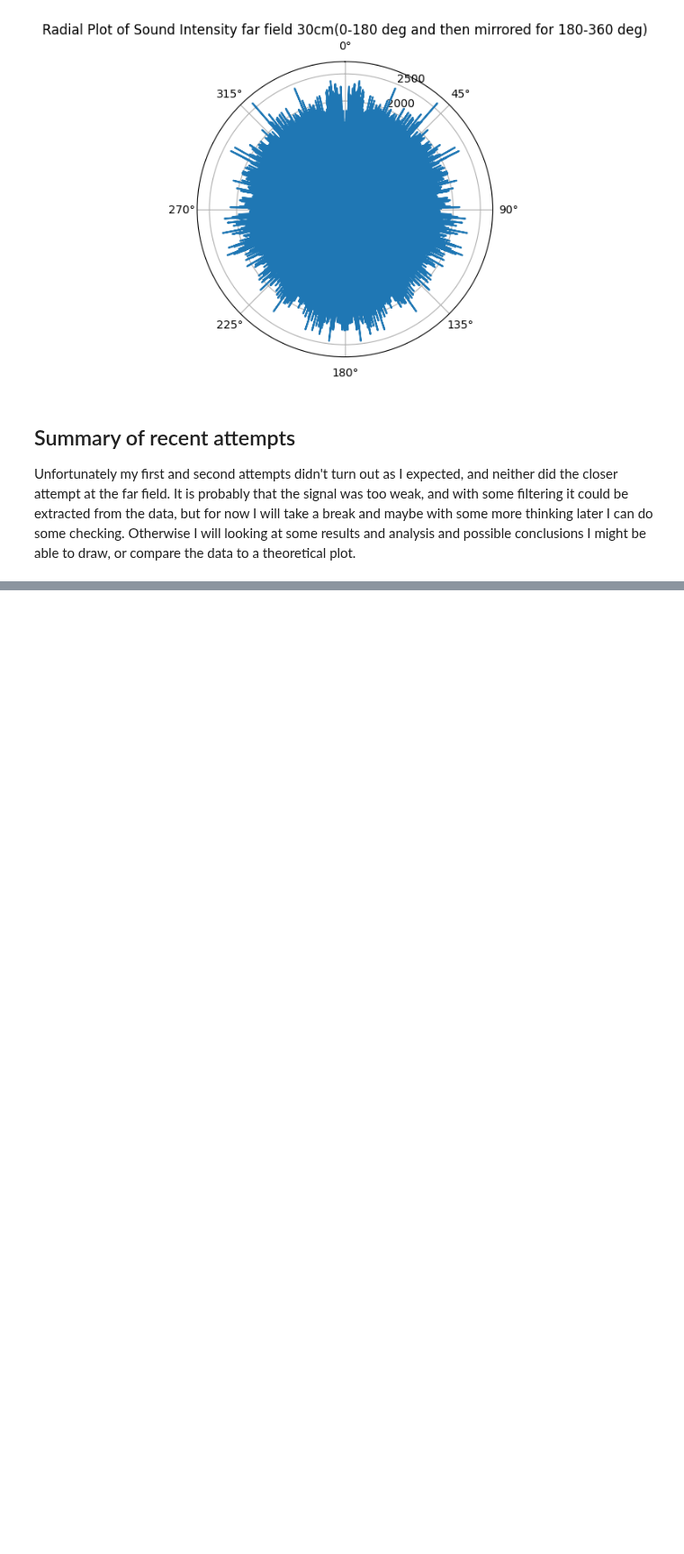
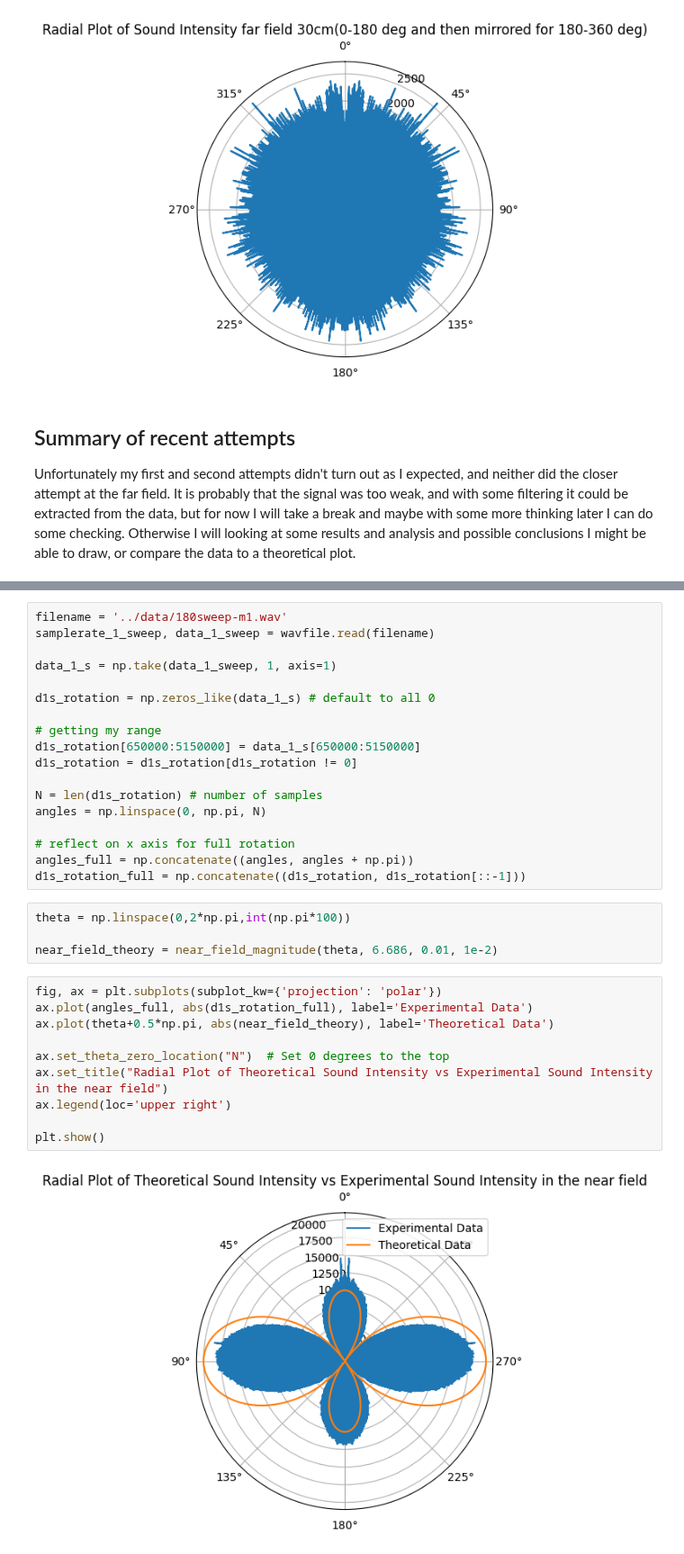
Before and after one commit to julianLapenna12/acoustic_radiation_modelling, a Jupyter notebook: notebooks/Ex1.acoustics.notebook.ipynb, the cells around one changed output, grey strips where cells are left out. Shown at 90% size. Cells and saved outputs as stored; diff of their text form; blank space fills up the shorter version.

```diff
--- a/notebooks/Ex1.acoustics.notebook.ipynb
+++ b/notebooks/Ex1.acoustics.notebook.ipynb
@@ -856,0 +872,34 @@ Now for plotting the theory:
+# %%
+filename = '../data/180sweep-m1.wav'
+samplerate_1_sweep, data_1_sweep = wavfile.read(filename)
+
+data_1_s = np.take(data_1_sweep, 1, axis=1)
+
+d1s_rotation = np.zeros_like(data_1_s) # default to all 0
+
+# getting my range
+d1s_rotation[650000:5150000] = data_1_s[650000:5150000]
+d1s_rotation = d1s_rotation[d1s_rotation != 0]
+
+N = len(d1s_rotation) # number of samples
+angles = np.linspace(0, np.pi, N)
+
+# reflect on x axis for full rotation
+angles_full = np.concatenate((angles, angles + np.pi))
+d1s_rotation_full = np.concatenate((d1s_rotation, d1s_rotation[::-1]))
+# %%
+theta = np.linspace(0,2*np.pi,int(np.pi*100))
+
+near_field_theory = near_field_magnitude(theta, 6.686, 0.01, 1e-2)
+# %%
+fig, ax = plt.subplots(subplot_kw={'projection': 'polar'})
+ax.plot(angles_full, abs(d1s_rotation_full), label='Experimental Data')
+ax.plot(theta+0.5*np.pi, abs(near_field_theory), label='Theoretical Data')
+
+ax.set_theta_zero_location("N")  # Set 0 degrees to the top
+ax.set_title("Radial Plot of Theoretical Sound Intensity vs Experimental Sound Intensity in the near field")
+ax.legend(loc='upper right')
+
+plt.show()
+# %% [output]
+[figure, added]
```
Also changed, not shown: parts of 10 cells of this notebook.
